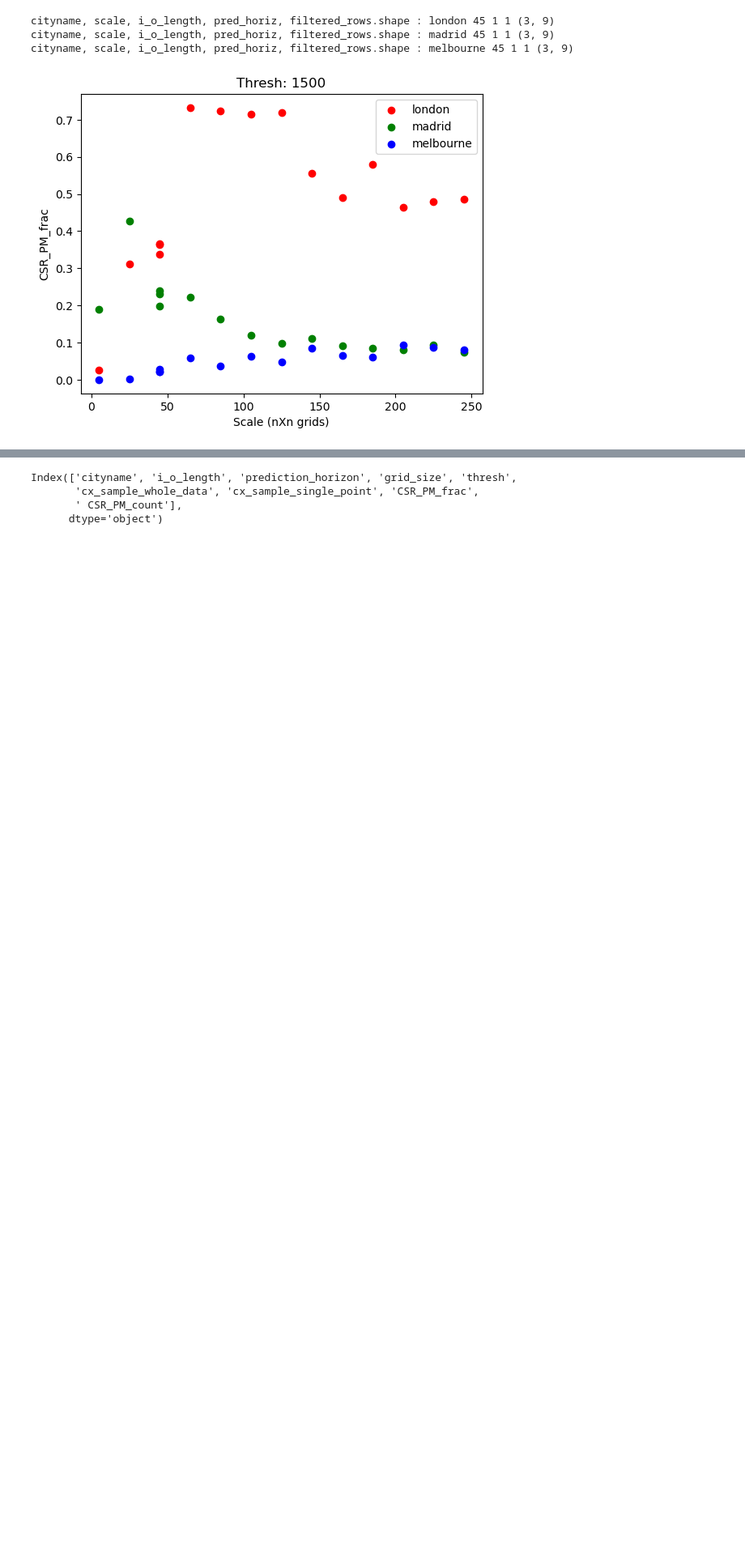
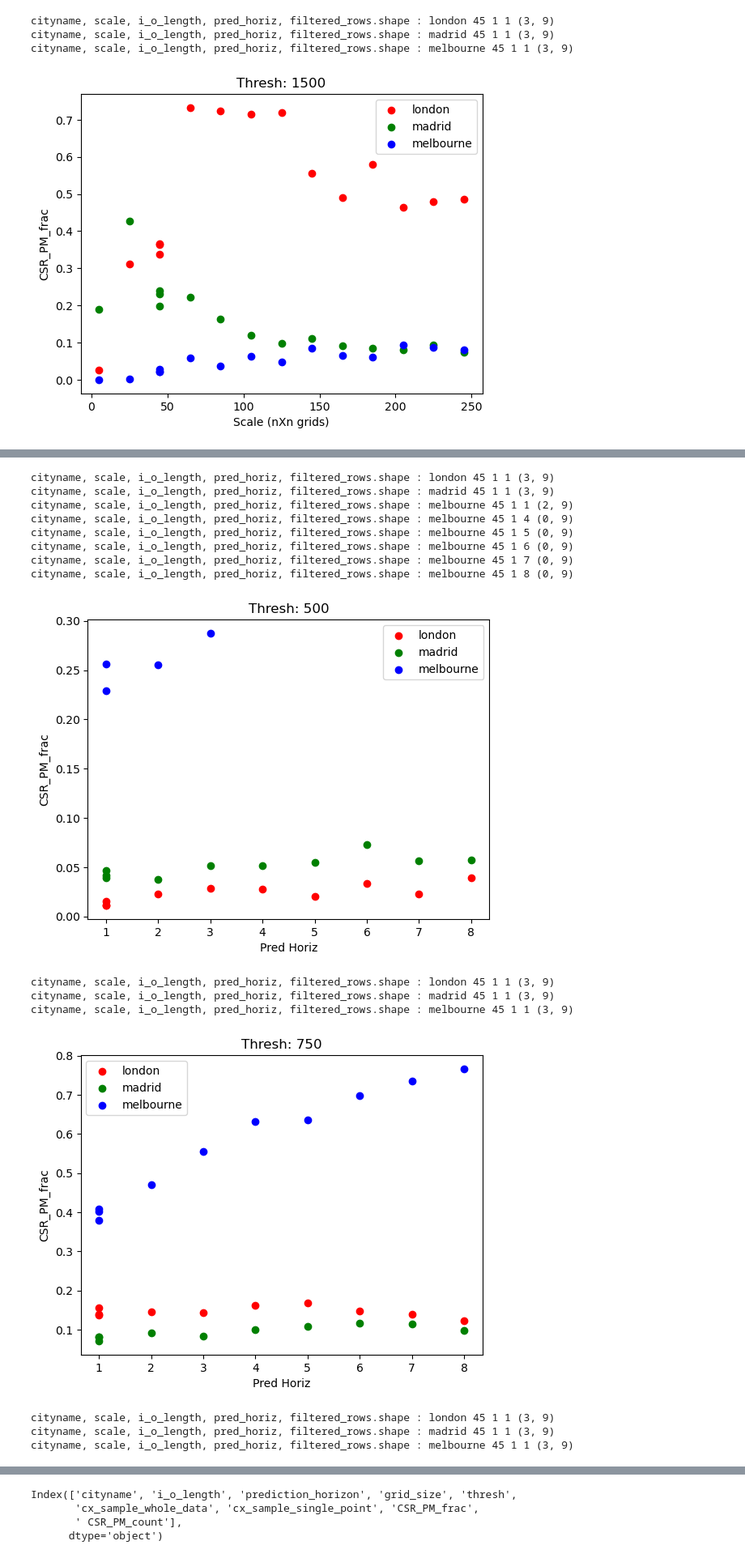
Before and after one commit to mie-lab/Complexity-Aware-Traffic-Prediction, a Jupyter notebook: exploration/CATP/plotting/analyse_PM_csv.ipynb, the cells around one changed output, grey strips where cells are left out. Shown: that part at 81% size. Drawn from its saved outputs; the diff is of its cells as text; code cells hidden in the pictures; blank space fills up the shorter version.

```diff
--- a/exploration/CATP/plotting/analyse_PM_csv.ipynb
+++ b/exploration/CATP/plotting/analyse_PM_csv.ipynb
@@ -117,0 +167,57 @@ cityname, scale, i_o_length, pred_horiz, filtered_rows.shape : melbourne 45 1 1
+# %%
+# io_lengths
+for thresh in [500, 750, 1000, 1250, 1500]:
+    for city in config.city_list:
+
+        cityname = city.lower()
+
+        city_label_printed = []
+
+        for scale in config.scales_def:
+            for i_o_length in config.i_o_lengths_def:
+                for pred_horiz in config.pred_horiz:
+                    filtered_rows = df[    \
+                                       (df["i_o_length"]==i_o_length) & \
+                                       (df["grid_size"]==scale) & \
+                                       (df["prediction_horizon"]==pred_horiz) &\
+                                       (df["cityname"]==cityname) &\
+                                       (df["thresh"]==thresh)
+                                      ]
+
+                    if filtered_rows.shape[0] == 1:
+                        range_ = [0]
+                    else:
+                        range_ = list(range(filtered_rows.shape[0]))
+                        sprint (cityname, scale, i_o_length, pred_horiz, filtered_rows.shape)
+                        # no worries, will be plotted multiple times # this is three times because of first combination overlap
+
+
+                    for i in range_:
+                        if cityname in city_label_printed:
+                            plt.scatter(pred_horiz, filtered_rows.iloc[i].CSR_PM_frac, color=city_color[cityname])
+                        else:
+                            plt.scatter(pred_horiz, filtered_rows.iloc[i].CSR_PM_frac, color=city_color[cityname], label=cityname)
+                            city_label_printed.append(cityname)
+
+    plt.title("Thresh: " + str(thresh))
+    plt.xlabel("Pred Horiz")
+    plt.ylabel("CSR_PM_frac")
+    plt.legend()
+    plt.show()
+# %% [output]
+cityname, scale, i_o_length, pred_horiz, filtered_rows.shape : london 45 1 1 (3, 9)
+cityname, scale, i_o_length, pred_horiz, filtered_rows.shape : madrid 45 1 1 (3, 9)
+cityname, scale, i_o_length, pred_horiz, filtered_rows.shape : melbourne 45 1 1 (2, 9)
+cityname, scale, i_o_length, pred_horiz, filtered_rows.shape : melbourne 45 1 4 (0, 9)
+cityname, scale, i_o_length, pred_horiz, filtered_rows.shape : melbourne 45 1 5 (0, 9)
+cityname, scale, i_o_length, pred_horiz, filtered_rows.shape : melbourne 45 1 6 (0, 9)
+cityname, scale, i_o_length, pred_horiz, filtered_rows.shape : melbourne 45 1 7 (0, 9)
+cityname, scale, i_o_length, pred_horiz, filtered_rows.shape : melbourne 45 1 8 (0, 9)
+[figure, added]
+cityname, scale, i_o_length, pred_horiz, filtered_rows.shape : london 45 1 1 (3, 9)
+cityname, scale, i_o_length, pred_horiz, filtered_rows.shape : madrid 45 1 1 (3, 9)
+cityname, scale, i_o_length, pred_horiz, filtered_rows.shape : melbourne 45 1 1 (3, 9)
+[figure, added]
+cityname, scale, i_o_length, pred_horiz, filtered_rows.shape : london 45 1 1 (3, 9)
+cityname, scale, i_o_length, pred_horiz, filtered_rows.shape : madrid 45 1 1 (3, 9)
+cityname, scale, i_o_length, pred_horiz, filtered_rows.shape : melbourne 45 1 1 (3, 9)
```
Also changed, not shown: parts of 3 cells of this notebook, 3 other files.
